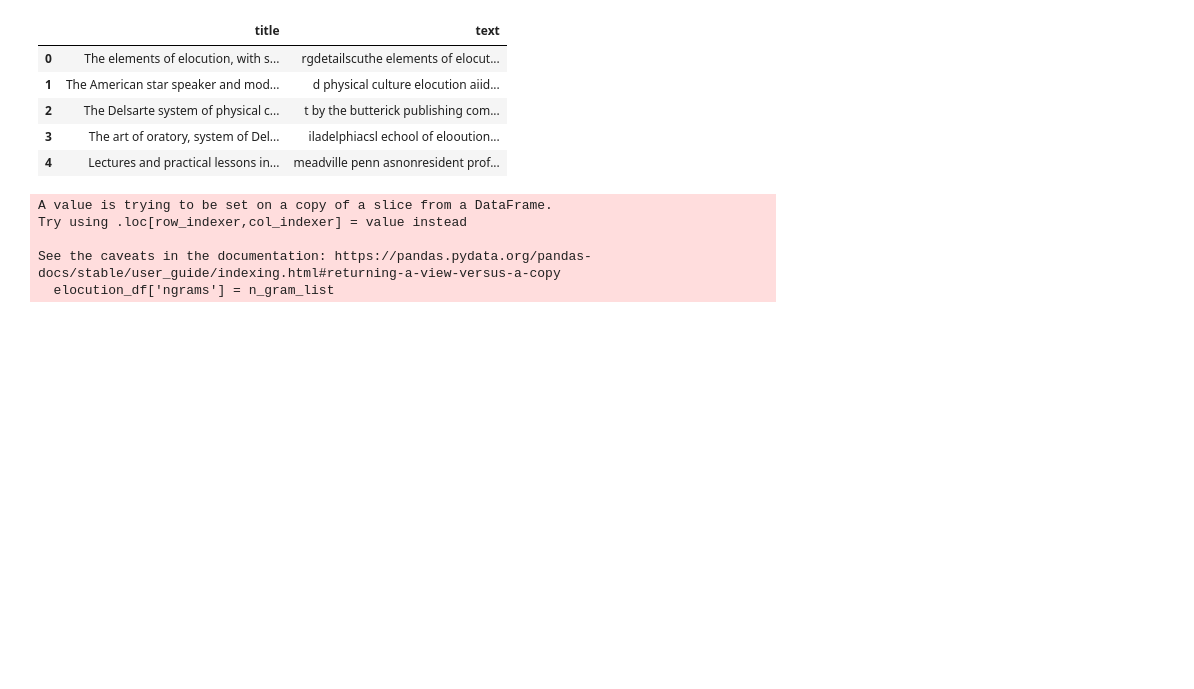
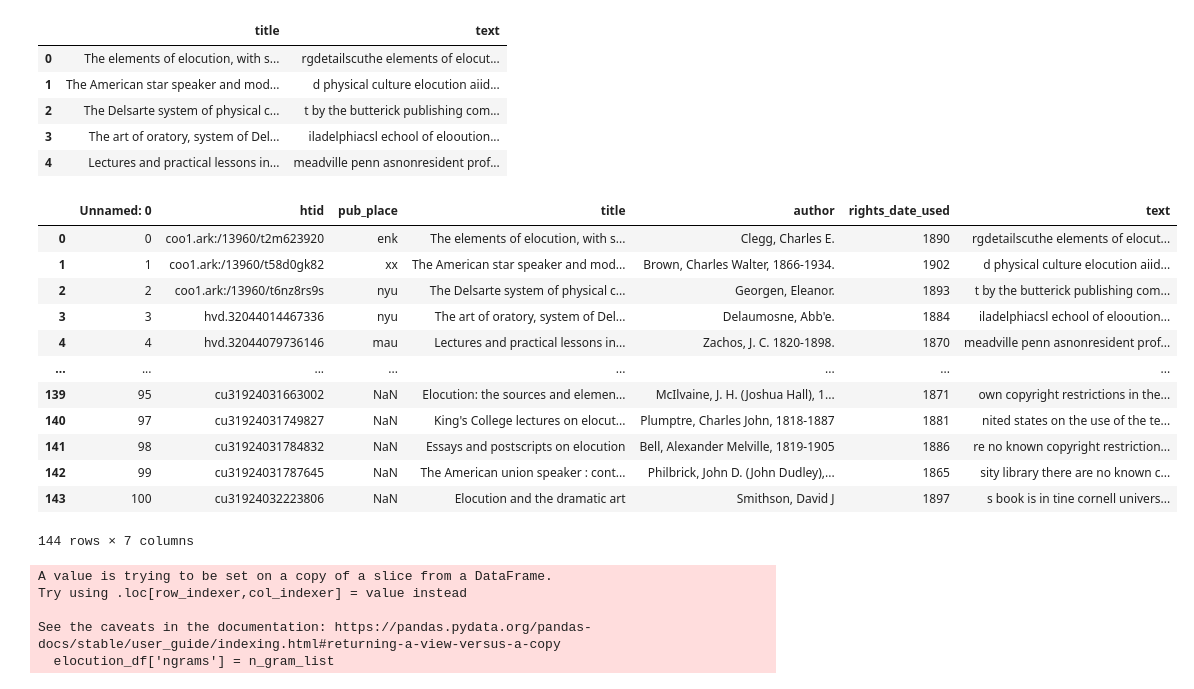
Before and after one commit to lucianli123/booklab-project, a Jupyter notebook: NgramExperiments.ipynb, the cells around one changed output. Drawn from its saved outputs; the diff is of its cells as text; code cells hidden in the pictures; blank space fills up the shorter version.

```diff
--- a/NgramExperiments.ipynb
+++ b/NgramExperiments.ipynb
@@ -17,4 +17,20 @@ elocution_df[0:5][['title', 'text']]
 | 2 | The Delsarte system of physical c... | t by the butterick publishing com... |
 | 3 | The art of oratory, system of Del... | iladelphiacsl echool of elooution... |
 | 4 | Lectures and practical lessons in... | meadville penn asnonresident prof... |
+# %%
+elocution_df
+# %% [output]
+|  | Unnamed: 0 | htid | pub_place | title | author | rights_date_used | text |
+| 0 | 0 | coo1.ark:/13960/t2m623920 | enk | The elements of elocution, with s... | Clegg, Charles E. | 1890 | rgdetailscuthe elements of elocut... |
+| 1 | 1 | coo1.ark:/13960/t58d0gk82 | xx | The American star speaker and mod... | Brown, Charles Walter, 1866-1934. | 1902 | d physical culture elocution aiid... |
+| 2 | 2 | coo1.ark:/13960/t6nz8rs9s | nyu | The Delsarte system of physical c... | Georgen, Eleanor. | 1893 | t by the butterick publishing com... |
+| 3 | 3 | hvd.32044014467336 | nyu | The art of oratory, system of Del... | Delaumosne, Abb'e. | 1884 | iladelphiacsl echool of elooution... |
+| 4 | 4 | hvd.32044079736146 | mau | Lectures and practical lessons in... | Zachos, J. C. 1820-1898. | 1870 | meadville penn asnonresident prof... |
+| ... | ... | ... | ... | ... | ... | ... | ... |
+| 139 | 95 | cu31924031663002 | NaN | Elocution: the sources and elemen... | McIlvaine, J. H. (Joshua Hall), 1... | 1871 | own copyright restrictions in the... |
+| 140 | 97 | cu31924031749827 | NaN | King's College lectures on elocut... | Plumptre, Charles John, 1818-1887 | 1881 | nited states on the use of the te... |
+| 141 | 98 | cu31924031784832 | NaN | Essays and postscripts on elocution | Bell, Alexander Melville, 1819-1905 | 1886 | re no known copyright restriction... |
+| 142 | 99 | cu31924031787645 | NaN | The American union speaker : cont... | Philbrick, John D. (John Dudley),... | 1865 | sity library there are no known c... |
+| 143 | 100 | cu31924032223806 | NaN | Elocution and the dramatic art | Smithson, David J | 1897 | s book is in tine cornell univers... |
+144 rows × 7 columns
 # %%
```
Also changed, not shown: parts of 4 cells of this notebook, 1 other file.
